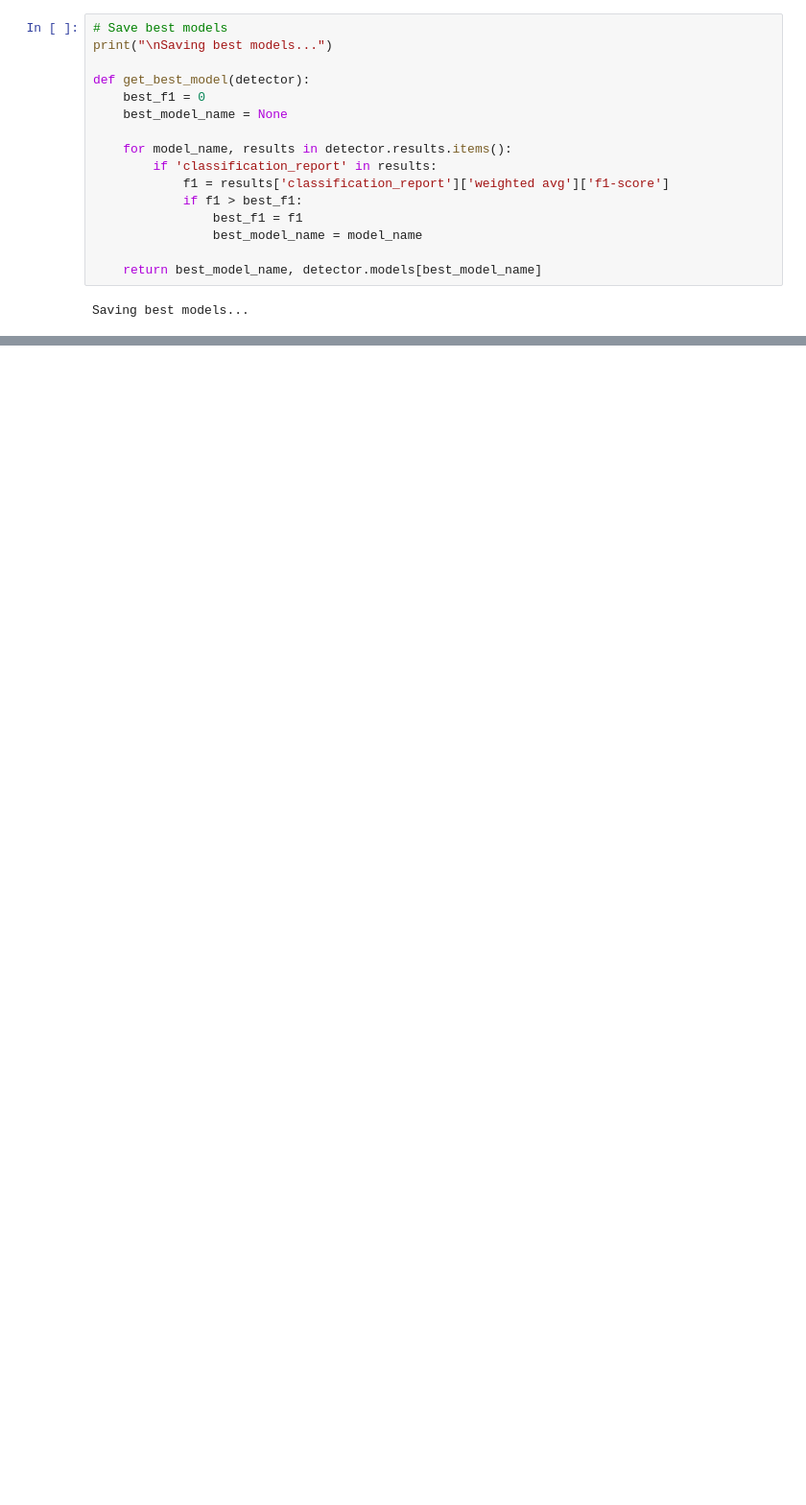
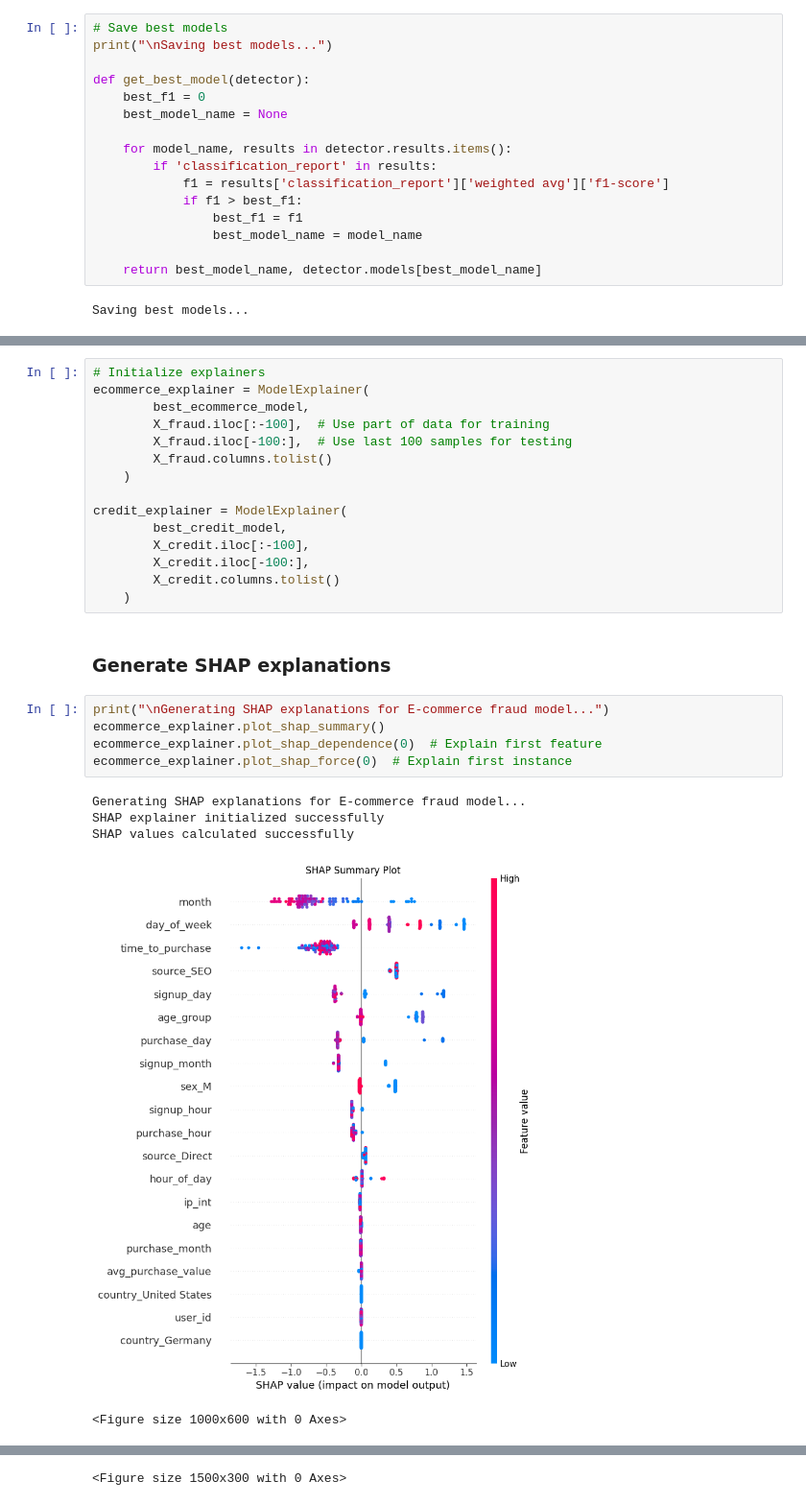
Before and after one commit to tsega19/ecommerce-bank-fraud-detection, a Jupyter notebook: notebooks/model_training.ipynb, the cells around one changed output, grey strips where cells are left out. Shown at 96% size. Saved outputs shown, nothing was run; the diff lists cells and outputs as text; blank space fills up the shorter version.

```diff
--- a/notebooks/model_training.ipynb
+++ b/notebooks/model_training.ipynb
@@ -527,0 +675,28 @@ shap_dependence_plot(best_credit_model,X_fraud, X_test_fraud_scaled, 'purchase_v
+# %%
+# Initialize explainers
+ecommerce_explainer = ModelExplainer(
+        best_ecommerce_model,
+        X_fraud.iloc[:-100],  # Use part of data for training
+        X_fraud.iloc[-100:],  # Use last 100 samples for testing
+        X_fraud.columns.tolist()
+    )
+
+credit_explainer = ModelExplainer(
+        best_credit_model,
+        X_credit.iloc[:-100],
+        X_credit.iloc[-100:],
+        X_credit.columns.tolist()
+    )
+# %% [markdown]
+### Generate SHAP explanations
+# %%
+print("\nGenerating SHAP explanations for E-commerce fraud model...")
+ecommerce_explainer.plot_shap_summary()
+ecommerce_explainer.plot_shap_dependence(0)  # Explain first feature
+ecommerce_explainer.plot_shap_force(0)  # Explain first instance
+# %% [output]
+Generating SHAP explanations for E-commerce fraud model...
+SHAP explainer initialized successfully
+SHAP values calculated successfully
+[figure, added]
+<Figure size 1000x600 with 0 Axes>
@@ -527,0 +704 @@ shap_dependence_plot(best_credit_model,X_fraud, X_test_fraud_scaled, 'purchase_v
+<Figure size 1500x300 with 0 Axes>
```
Also changed, not shown: parts of 22 cells of this notebook, 34 other files.
